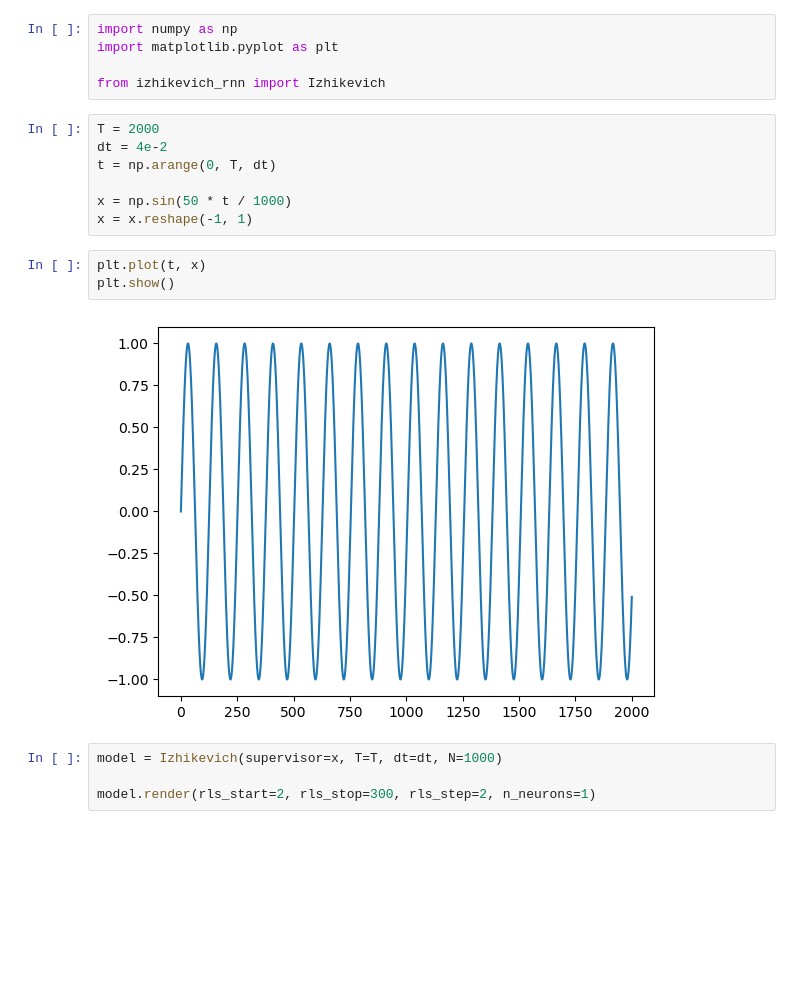
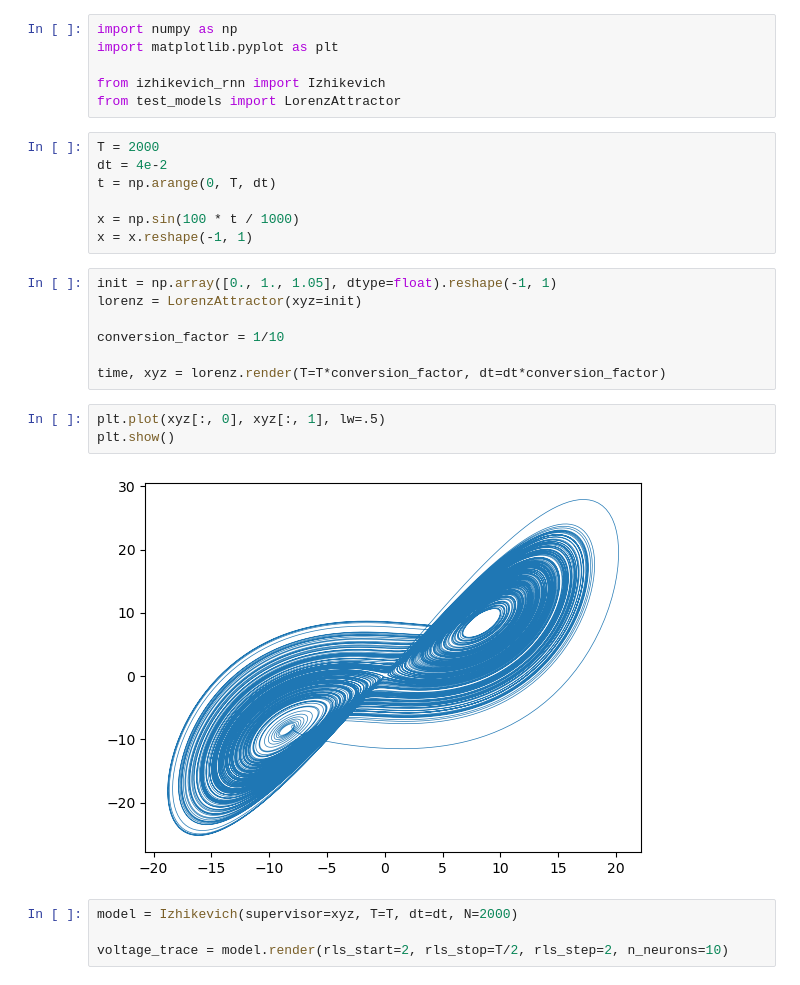
Before and after one commit to ali-mahani/lif-force, a Jupyter notebook: preliminary/test.ipynb, the cells around one changed output. Drawn from its saved outputs; the diff is of its cells as text; blank space fills up the shorter version.

Commit message:
fix: fix the bug in Izhikevich for multidimensional input.
Add a test to debug the file

Add test models to train the system on.

```diff
--- a/preliminary/test.ipynb
+++ b/preliminary/test.ipynb
@@ -3,19 +3,27 @@ import numpy as np
 import matplotlib.pyplot as plt
 
 from izhikevich_rnn import Izhikevich
+from test_models import LorenzAttractor
 # %%
 T = 2000
 dt = 4e-2
 t = np.arange(0, T, dt)
 
-x = np.sin(50 * t / 1000)
+x = np.sin(100 * t / 1000)
 x = x.reshape(-1, 1)
+# %%
+init = np.array([0., 1., 1.05], dtype=float).reshape(-1, 1)
+lorenz = LorenzAttractor(xyz=init)
+
+conversion_factor = 1/10
+
+time, xyz = lorenz.render(T=T*conversion_factor, dt=dt*conversion_factor)
 # %%
-plt.plot(t, x)
+plt.plot(xyz[:, 0], xyz[:, 1], lw=.5)
 plt.show()
 # %% [output]
-[figure, old version]
+[figure, new version]
 # %%
-model = Izhikevich(supervisor=x, T=T, dt=dt, N=1000)
+model = Izhikevich(supervisor=xyz, T=T, dt=dt, N=2000)
 
-model.render(rls_start=2, rls_stop=300, rls_step=2, n_neurons=1)
+voltage_trace = model.render(rls_start=2, rls_stop=T/2, rls_step=2, n_neurons=10)
```
Also changed, not shown: parts of 1 cell of this notebook, 2 other files.
